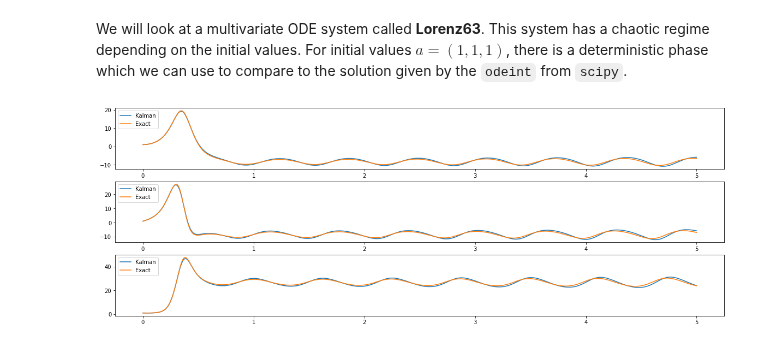
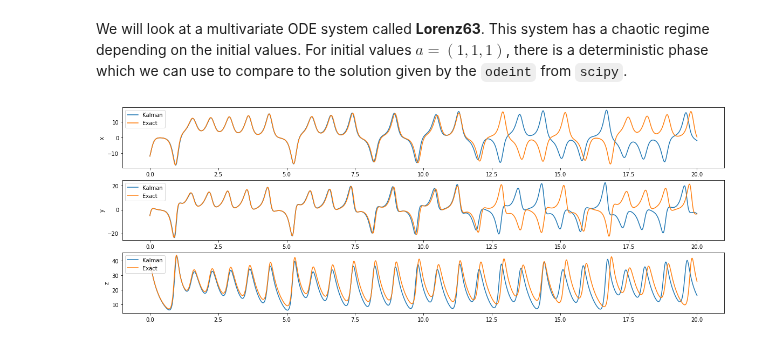
Before and after one commit to mlysy/rodeo-legacy, a Jupyter notebook: probDE/Examples/tutorial.ipynb, the cells around one changed output. Saved outputs shown, nothing was run; the diff lists cells and outputs as text; code cells hidden in the pictures.

```diff
--- a/probDE/Examples/tutorial.ipynb
+++ b/probDE/Examples/tutorial.ipynb
@@ -194,25 +192,27 @@ q = 1 # ODE order
 p = q+2 # number of continuous derivatives of CAR(p) solution prior
 
 # it is assumed that the solution is sought on the interval [L,U].
-N = 500 # Number of grids points that are evaluated; in particular, the grid size delta = (U-L)*1/N
+N = 5000 # Number of grids points that are evaluated; in particular, the grid size delta = (U-L)*1/N
 L = 0
-U = 5
+U = 20
 
 # Now we need the parameters for the solver
 # First we need to generate roots, rho, for the CAR(p) priors
 # We need a set of roots and sigma for each variate
-roots = root_gen(10, p)
-rootlst = [roots]*n
-
+roots = root_gen(1.3, p)
+#roots = np.array([])
+rootlst = [roots*10]*n
 # The rest of the parameters can be tuned according to ODE
 # For this problem, we will use
-mu = np.zeros(n*p)
-sigma = .001
+
+sigma = .5
 sigmalst = [sigma]*n
 
 # Initial value, a, for the IVP
-x0 = [1, 1, 1]
+x0 = [-12, -5, 38]
 v0 = lorenz(x0, 0)
+#vv0 = [10*(v0[1]-v0[0]), v0[0]*(28 - v0[2]) - v0[1], v0[0]*v0[1] - 8/3*v0[2]]
+mu = np.zeros(n*p)
 a = np.array(list(zip(x0, v0)))
 
 # Run the solver to get an approximation
@@ -220,13 +220,15 @@ Xn, Xn_mean, Xn_var = kalman_multi_solver(lorenz2, L, U, N, mu, sigmalst, rootls
 # %%
 # Get exact solutions for the Lorenz System
 tseq = np.linspace(L, U, N)
 exact = odeint(lorenz, x0, tseq)
 
 #
 _, axs = plt.subplots(n, 1, figsize=(20, 7))
+ylabel = ['x', 'y', 'z']
 for i in range(n):
     axs[i].plot(tseq, Xn[:, p*i], label="Kalman")
+    axs[i].set_ylabel(ylabel[i])
     axs[i].plot(tseq, exact[:, i], label='Exact')
     axs[i].legend(loc='upper left')
 # %% [output]
-[figure, old version]
+[figure, new version]
```
Also changed, not shown: parts of 6 cells of this notebook.
